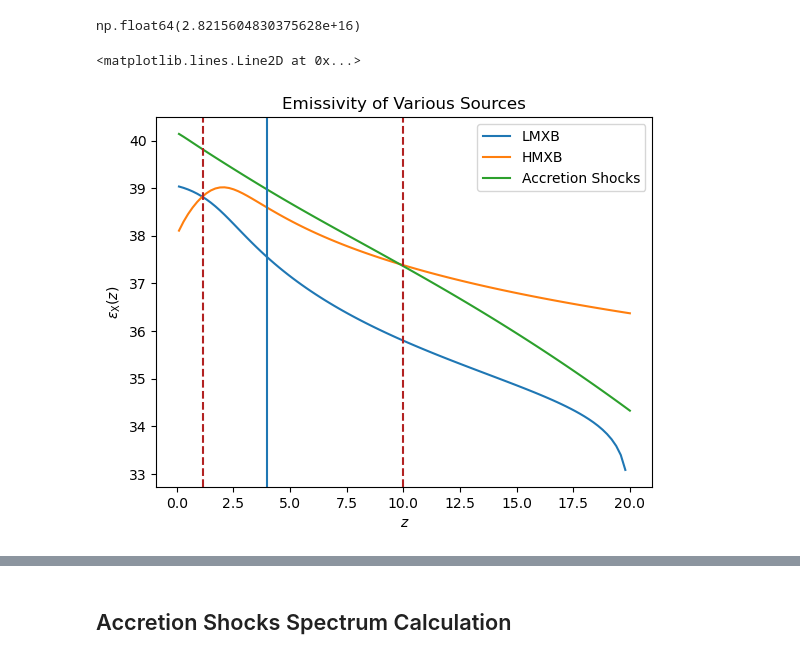
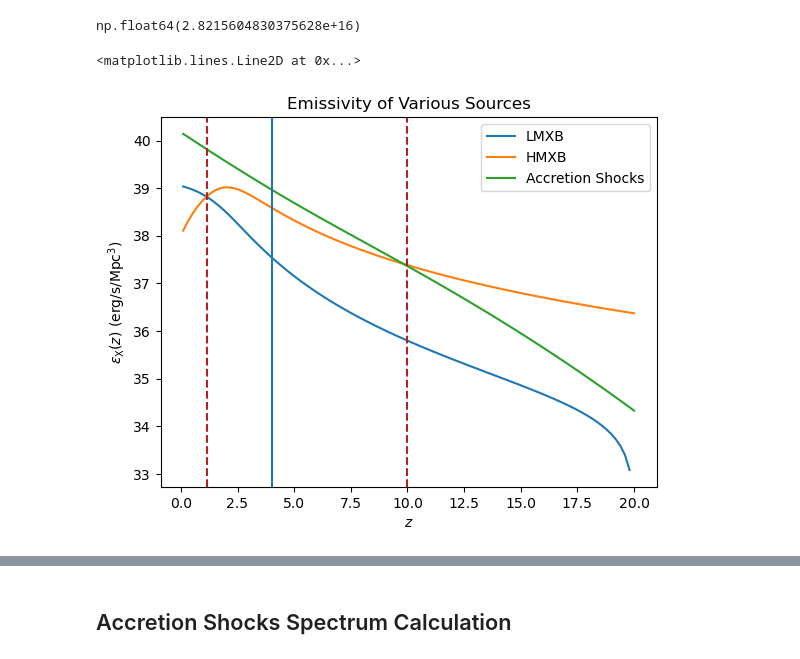
Before and after one commit to ysvaditya05/Galaxy-Formation, a Jupyter notebook: Notebooks/Alternat_XRaySources.ipynb, the cells around one changed output, grey strips where cells are left out. Saved outputs shown, nothing was run; the diff lists cells and outputs as text; code cells hidden in the pictures.

```diff
--- a/Notebooks/Alternat_XRaySources.ipynb
+++ b/Notebooks/Alternat_XRaySources.ipynb
@@ -299,15 +239,15 @@ AccShocks_Em_vals = Rel_energy_dens / Time_ff_vals
 # %%
 plt.plot(z_range, np.log10(LMXB_Em_vals), label = r'LMXB')
 plt.plot(z_range, np.log10(HMXB_Em_vals), label = r'HMXB')
 plt.plot(z_range, np.log10(AccShocks_Em_vals), label = r'Accretion Shocks')
 
 plt.xlabel(r'$z$')
-plt.ylabel(r'$\epsilon_\text{X}(z)$')
+plt.ylabel(r'$\epsilon_\text{X}(z)$ (erg/s/Mpc$^3$)')
 plt.title(r'Emissivity of Various Sources')
 plt.legend()
 plt.axvline(10, ls = '--', color = r'firebrick')
 plt.axvline(1.15, ls = '--', color = r'firebrick')
 plt.axvline(4)
 # %% [output]
 <matplotlib.lines.Line2D at 0x...>
-[figure, old version]
+[figure, new version]
```
Also changed, not shown: parts of 45 cells of this notebook.
